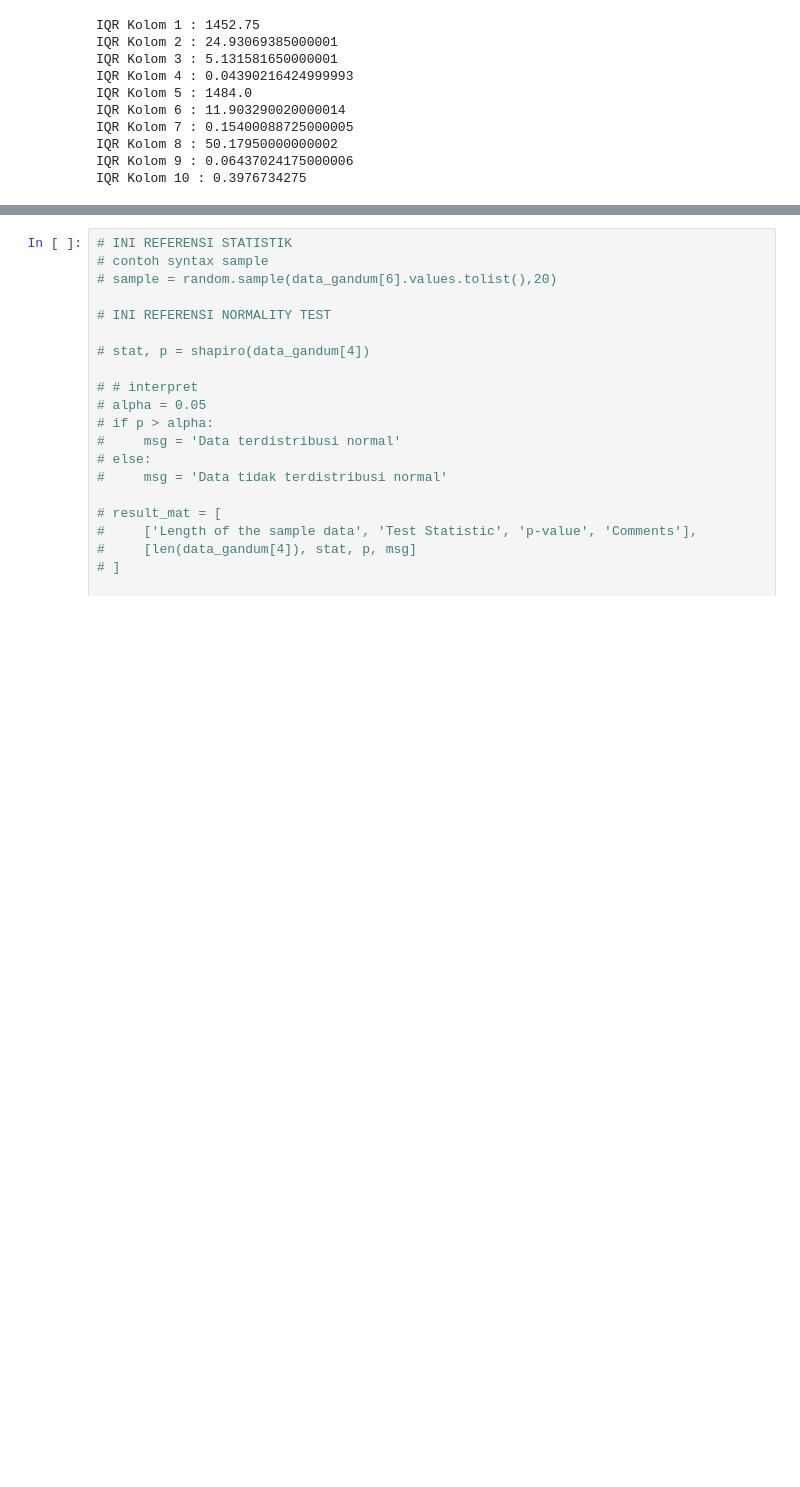
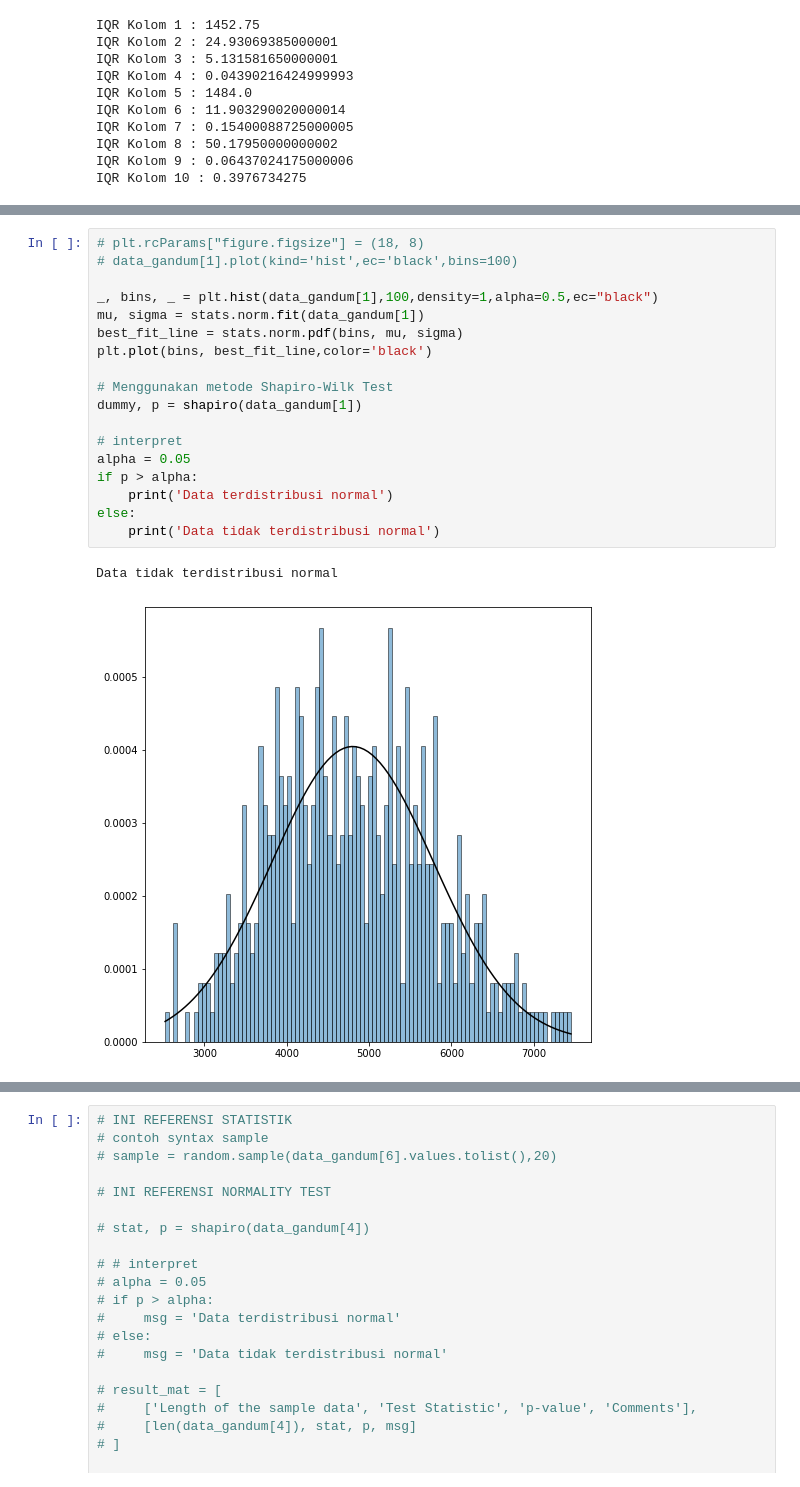
Before and after one commit to reynull20/Tubes1_probstat, a Jupyter notebook: tubes.ipynb, the cells around one changed output, grey strips where cells are left out. Saved outputs shown, nothing was run; the diff lists cells and outputs as text; blank space fills up the shorter version.

```diff
--- a/tubes.ipynb
+++ b/tubes.ipynb
@@ -401,0 +124,21 @@ z = ((count/n)-(p0))/math.sqrt(p0*(1-p0)/n)
+# %%
+# plt.rcParams["figure.figsize"] = (18, 8)
+# data_gandum[1].plot(kind='hist',ec='black',bins=100)
+
+_, bins, _ = plt.hist(data_gandum[1],100,density=1,alpha=0.5,ec="black")
+mu, sigma = stats.norm.fit(data_gandum[1])
+best_fit_line = stats.norm.pdf(bins, mu, sigma)
+plt.plot(bins, best_fit_line,color='black')
+
+# Menggunakan metode Shapiro-Wilk Test
+dummy, p = shapiro(data_gandum[1])
+
+# interpret
+alpha = 0.05
+if p > alpha:
+    print('Data terdistribusi normal')
+else:
+    print('Data tidak terdistribusi normal')
+# %% [output]
+Data tidak terdistribusi normal
+[figure, added]
```
Also changed, not shown: parts of 44 cells of this notebook.
